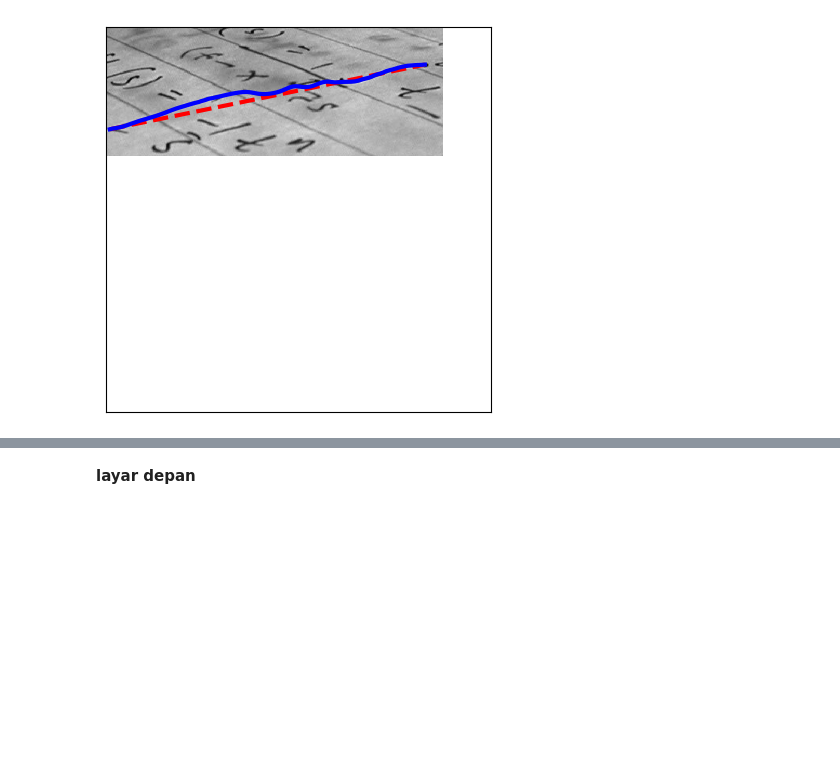
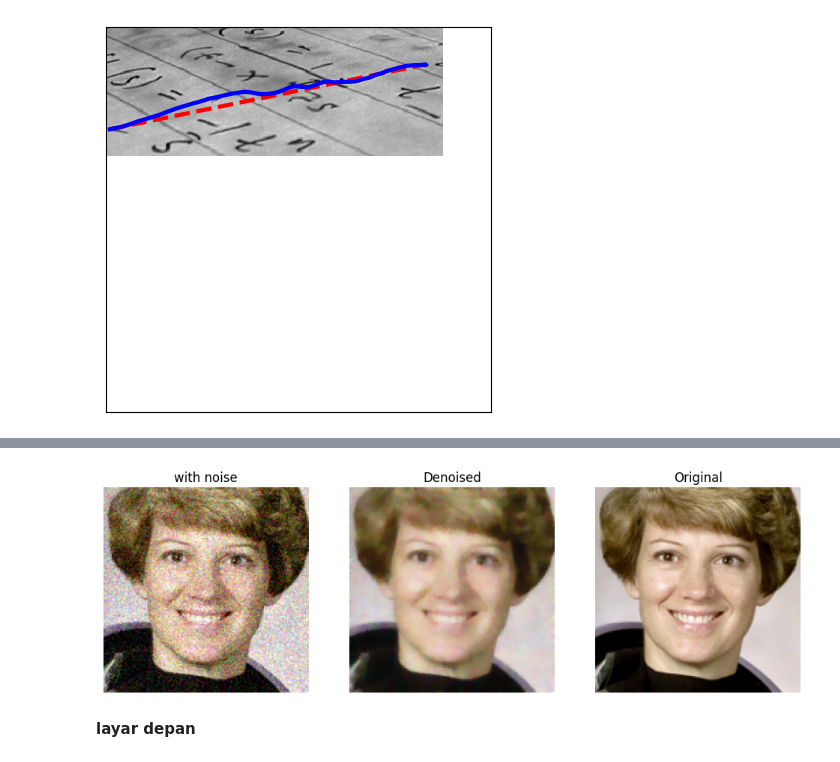
Before and after one commit to GilangAngga12/pcd, a Jupyter notebook: pert9.ipynb, the cells around one changed output, grey strips where cells are left out. Drawn from its saved outputs; the diff is of its cells as text; code cells hidden in the pictures; blank space fills up the shorter version.

```diff
--- a/pert9.ipynb
+++ b/pert9.ipynb
@@ -80,3 +114,21 @@ show(sobimg)
+# %%
+img_r = skimage.restoration.denoise_tv_bregman(img_n, 5.)
+
+fig, (axl, ax2, ax3) = plt.subplots(1, 3, figsize=(12, 8))
+
+axl.imshow(img_n)
+axl.set_title('with noise')
+axl.set_axis_off()
+
+ax2.imshow(img_r)
+ax2.set_title('Denoised')
+ax2.set_axis_off()
+
+ax3.imshow(img)
+ax3.set_title('Original')
+ax3.set_axis_off()
+# %% [output]
+[figure, added]
 # %% [markdown]
 **layar depan**
 # %%
```
Also changed, not shown: parts of 4 cells of this notebook.
